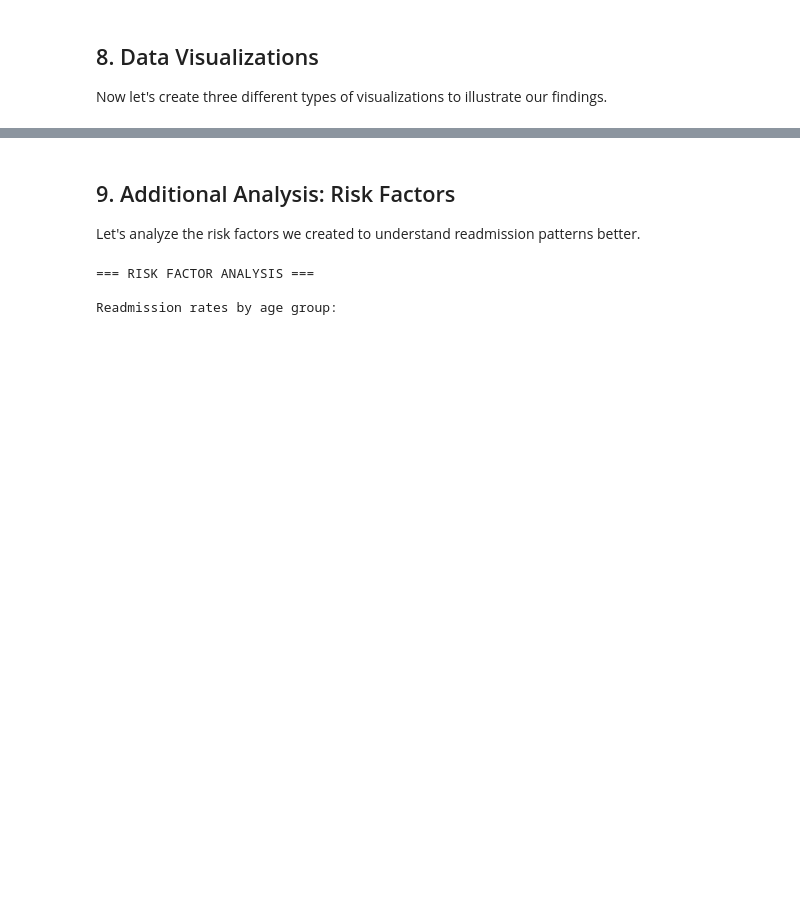
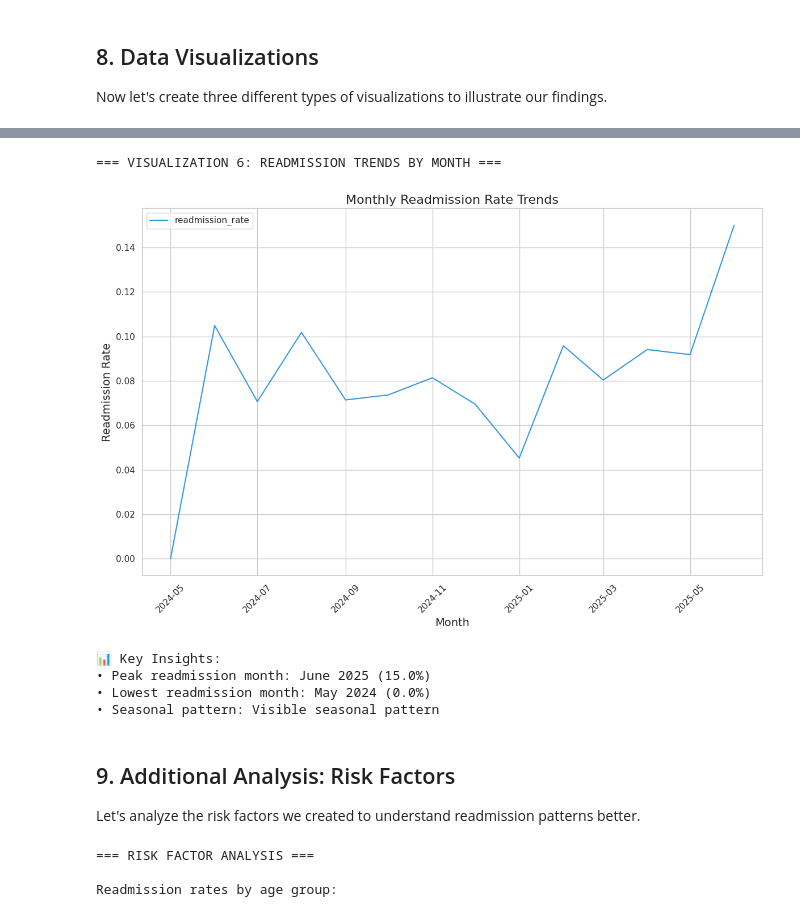
Before and after one commit to lcabrp/patient_analysis_01, a Jupyter notebook: healthcare_analysis.ipynb, the cells around one changed output, grey strips where cells are left out. Saved outputs shown, nothing was run; the diff lists cells and outputs as text; code cells hidden in the pictures; blank space fills up the shorter version.

```diff
--- a/healthcare_analysis.ipynb
+++ b/healthcare_analysis.ipynb
@@ -762,3 +837,45 @@ print(f"• Worst performing hospital: {worst_hospital['hospital_name']} ({worst
+# %%
+# Visualization 6: Time Series - Readmission Trends by Month
+print("=== VISUALIZATION 6: READMISSION TRENDS BY MONTH ===")
+
+# Extract month from admission date and group by month
+patient_data_copy = patient_data.copy()
+patient_data_copy['admission_month'] = pd.to_datetime(patient_data_copy['admission_date']).dt.to_period('M')
+
+# Calculate monthly readmission rates
+monthly_stats = patient_data_copy.groupby('admission_month').agg({
+    'readmitted': ['count', 'mean']
+}).reset_index()
+
+monthly_stats.columns = ['admission_month', 'total_patients', 'readmission_rate']
+monthly_stats['admission_month'] = monthly_stats['admission_month'].dt.to_timestamp()
+
+# Create the time series plot
+fig6 = vis.create_time_series(
+    monthly_stats,
+    'admission_month',
+    ['readmission_rate'],
+    title='Monthly Readmission Rate Trends',
+    xlabel='Month',
+    ylabel='Readmission Rate'
+)
+plt.show()
+
+# Find peak and lowest readmission months
+peak_month = monthly_stats.loc[monthly_stats['readmission_rate'].idxmax()]
+lowest_month = monthly_stats.loc[monthly_stats['readmission_rate'].idxmin()]
+
+print(f"\n📊 Key Insights:")
+print(f"• Peak readmission month: {peak_month['admission_month'].strftime('%B %Y')} ({peak_month['readmission_rate']:.1%})")
+print(f"• Lowest readmission month: {lowest_month['admission_month'].strftime('%B %Y')} ({lowest_month['readmission_rate']:.1%})")
+print(f"• Seasonal pattern: {'Visible seasonal pattern' if monthly_stats['readmission_rate'].std() > 0.03 else 'No clear seasonal pattern'}")
+# %% [output]
+=== VISUALIZATION 6: READMISSION TRENDS BY MONTH ===
+[figure, added]
+📊 Key Insights:
+• Peak readmission month: June 2025 (15.0%)
+• Lowest readmission month: May 2024 (0.0%)
+• Seasonal pattern: Visible seasonal pattern
 # %% [markdown]
 ## 9. Additional Analysis: Risk Factors
 
```
Also changed, not shown: parts of 14 cells of this notebook.
